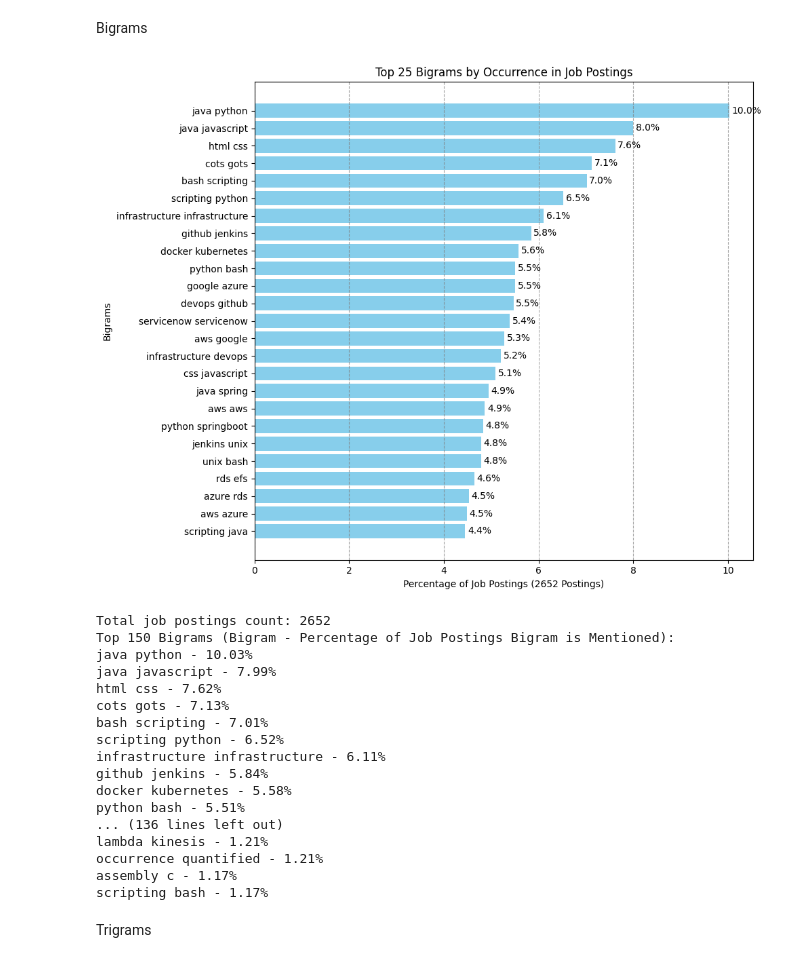
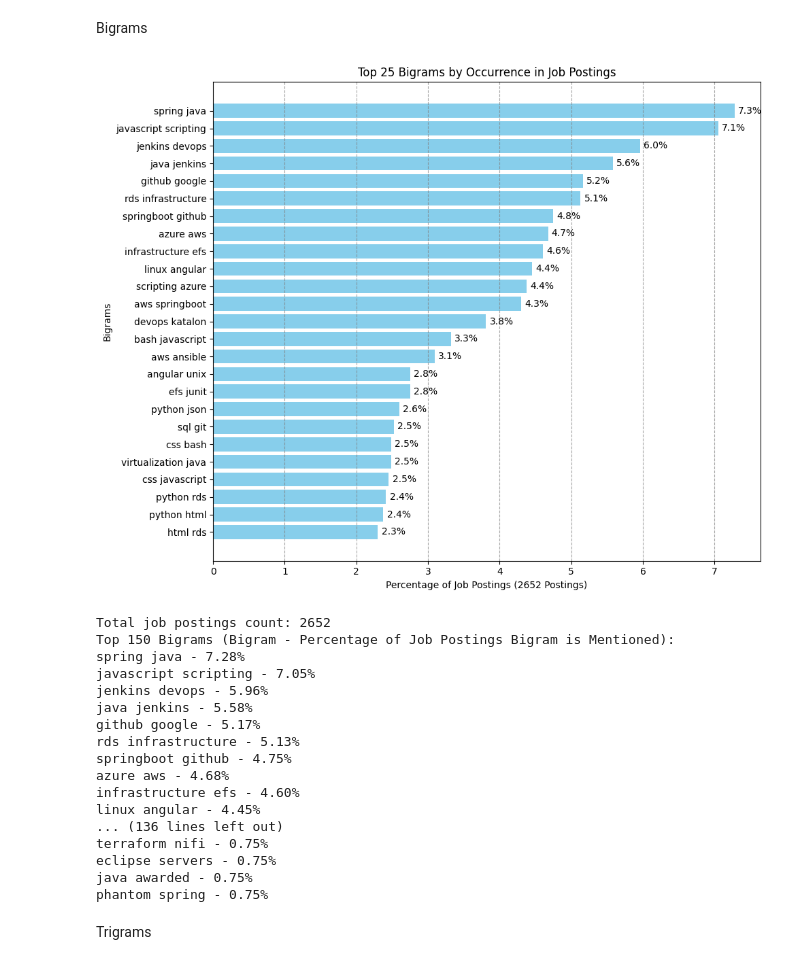
Before and after one commit to Eli-Jensen/job-scraper, a Jupyter notebook: analyze_tokens.ipynb, the cells around one changed output. Saved outputs shown, nothing was run; the diff lists cells and outputs as text; code cells hidden in the pictures.

```diff
--- a/analyze_tokens.ipynb
+++ b/analyze_tokens.ipynb
@@ -38,7 +38,8 @@ spark_df = spark.createDataFrame(job_descriptions_df)
 def tokenize_and_filter(text):
     tokens = word_tokenize(text)
     stop_words = broadcast_stop_words.value
-    return [word.lower() for word in tokens if word.isalpha() and word.lower() not in stop_words]
+    # Convert the token list to a set to ensure uniqueness within each job description
+    return list(set([word.lower() for word in tokens if word.isalpha() and word.lower() not in stop_words]))
 
 tokenize_and_filter_udf = udf(tokenize_and_filter, ArrayType(StringType()))
 filtered_tokens_df = spark_df.withColumn("filtered_tokens", tokenize_and_filter_udf(col("description")))
@@ -51,18 +52,15 @@ percentages = [(row['count'] / total_job_descriptions) * 100 for row in top_toke
 show_on_plot = 25
 
 plt.figure(figsize=(10, 8))
-bars = plt.barh(tokens[:show_on_plot][::-1], percentages[:show_on_plot][::-1], color='skyblue')  # Reverse lists to have the highest at the top
+bars = plt.barh(tokens[:show_on_plot][::-1], percentages[:show_on_plot][::-1], color='skyblue')
 plt.xlabel('Percentage of Job Postings (2652 Postings)')
 plt.ylabel('Tokens')
 plt.title(f'Top {show_on_plot} Tokens by Occurrence in Job Postings')
 plt.grid(True, axis='x', linestyle='--', color='gray', alpha=0.7)
-current_ticks = plt.xticks()[0]  # Get the current ticks on the x-axis
-new_ticks = list(current_ticks) + [70]  # Add 70 to the list of ticks
-plt.xticks(new_ticks)  # Set the new list of ticks on the x-axis
 
 # Add percentage labels at the end of each bar
 for bar, percentage in zip(bars, percentages[:show_on_plot][::-1]):
-    plt.text(bar.get_width() + 0.5, bar.get_y() + bar.get_height()/2, f'{percentage:.1f}%', va='center')
+    plt.text(bar.get_width() + 0.1, bar.get_y() + bar.get_height()/2, f'{percentage:.1f}%', va='center')
 
 plt.tight_layout()
 plt.show()
@@ -116,7 +114,6 @@ from nltk.tokenize import word_tokenize
 from nltk.corpus import stopwords
 from nltk import bigrams
 
-# Initialize Spark Session
 spark = SparkSession.builder.appName("JobDescriptions").getOrCreate()
 
 # Load NLTK stop words and define custom stop words
@@ -129,28 +126,20 @@ all_stop_words = nltk_stop_words.union(custom_stop_words)
 # Broadcast the stop words to all workers
 broadcast_stop_words = spark.sparkContext.broadcast(all_stop_words)
 
-# Connect to SQLite and load data into Pandas DataFrame
 conn = sqlite3.connect('jobs.db')
 job_descriptions_df = pd.read_sql_query("SELECT description FROM jobs", conn)
 conn.close()
 
-# Get the total number of job descriptions
 total_job_descriptions = len(job_descriptions_df)
-
-# Convert Pandas DataFrame to Spark DataFrame
 spark_df = spark.createDataFrame(job_descriptions_df)
 
-# Define UDF for tokenizing, filtering stop words, and creating bigrams
 def tokenize_filter_bigrams(text):
     tokens = word_tokenize(text)
     stop_words = broadcast_stop_words.value
-    # Filter out stop words and keep only alphabetical tokens
-    filtered_tokens = [word.lower() for word in tokens if word.isalpha() and word.lower() not in stop_words]
-    # Generate bigrams from the filtered tokens
+    filtered_tokens = list(set([word.lower() for word in tokens if word.isalpha() and word.lower() not in stop_words]))
     bigrams_list = [' '.join(bigram) for bigram in bigrams(filtered_tokens)]
     return bigrams_list
 
-# Register the UDF with Spark
 tokenize_filter_bigrams_udf = udf(tokenize_filter_bigrams, ArrayType(StringType()))
 
 # Apply tokenization, filtering, and bigram generation
@@ -158,61 +147,54 @@ filtered_bigrams_df = spark_df.withColumn("filtered_bigrams", tokenize_filter_bi
 
 # Explode the bigrams for frequency count
 exploded_bigrams_df = filtered_bigrams_df.withColumn("bigram", explode(col("filtered_bigrams")))
-
-# Count bigram frequencies
 bigram_counts = exploded_bigrams_df.groupBy("bigram").count().orderBy(col("count").desc())
-
-# Get the top 150 bigrams
 top_bigrams = bigram_counts.limit(150).collect()
 
-# Prepare data for plotting
 bigrams_list = [row['bigram'] for row in top_bigrams]
 percentages = [(row['count'] / total_job_descriptions) * 100 for row in top_bigrams]
-show_on_plot = 25  # Show top 25 in the plot
+show_on_plot = 25
 
-# Plot the data using matplotlib
 plt.figure(figsize=(10, 8))
-bars = plt.barh(bigrams_list[:show_on_plot][::-1], percentages[:show_on_plot][::-1], color='skyblue')  # Reverse lists to have the highest at the top
+bars = plt.barh(bigrams_list[:show_on_plot][::-1], percentages[:show_on_plot][::-1], color='skyblue')
 plt.xlabel(f'Percentage of Job Postings ({total_job_descriptions} Postings)')
 plt.ylabel('Bigrams')
 plt.title(f'Top {show_on_plot} Bigrams by Occurrence in Job Postings')
 plt.grid(True, axis='x', linestyle='--', color='gray', alpha=0.7)
 
 # Add percentage labels at the end of each bar
 for bar, percentage in zip(bars, percentages[:show_on_plot][::-1]):
     plt.text(bar.get_width() + 0.05, bar.get_y() + bar.get_height()/2, f'{percentage:.1f}%', va='center')
 
 plt.tight_layout()
 plt.show()
 
 print(f"Total job postings count: {total_job_descriptions}")
 print("Top 150 Bigrams (Bigram - Percentage of Job Postings Bigram is Mentioned):")
 
 for row in top_bigrams:
     percentage = (row['count'] / total_job_descriptions) * 100
     print(f"{row['bigram']} - {percentage:.2f}%")
 
-# Stop the Spark session
 spark.stop()
 # %% [output]
-[figure, old version]
+[figure, new version]
 Total job postings count: 2652
 Top 150 Bigrams (Bigram - Percentage of Job Postings Bigram is Mentioned):
-java python - 10.03%
-java javascript - 7.99%
-html css - 7.62%
-cots gots - 7.13%
-bash scripting - 7.01%
-scripting python - 6.52%
-infrastructure infrastructure - 6.11%
-github jenkins - 5.84%
-docker kubernetes - 5.58%
-python bash - 5.51%
+spring java - 7.28%
+javascript scripting - 7.05%
+jenkins devops - 5.96%
+java jenkins - 5.58%
+github google - 5.17%
+rds infrastructure - 5.13%
+springboot github - 4.75%
+azure aws - 4.68%
+infrastructure efs - 4.60%
+linux angular - 4.45%
 ... (136 lines left out)
-lambda kinesis - 1.21%
-occurrence quantified - 1.21%
-assembly c - 1.17%
-scripting bash - 1.17%
+terraform nifi - 0.75%
+eclipse servers - 0.75%
+java awarded - 0.75%
+phantom spring - 0.75%
 # %% [markdown]
 Trigrams
 # %%
```
Also changed, not shown: parts of 2 cells of this notebook, 2 other files.
